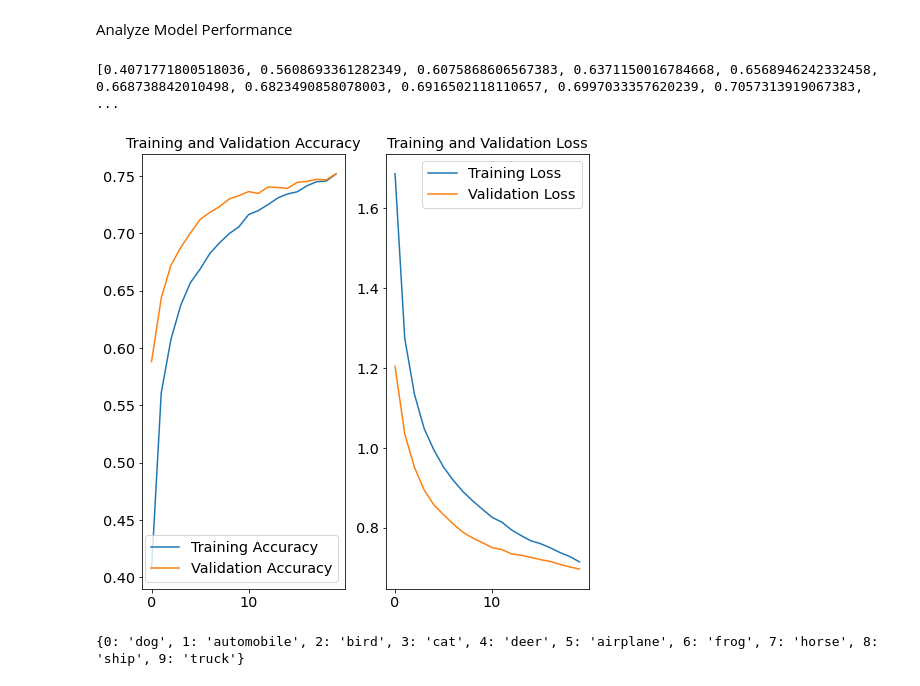
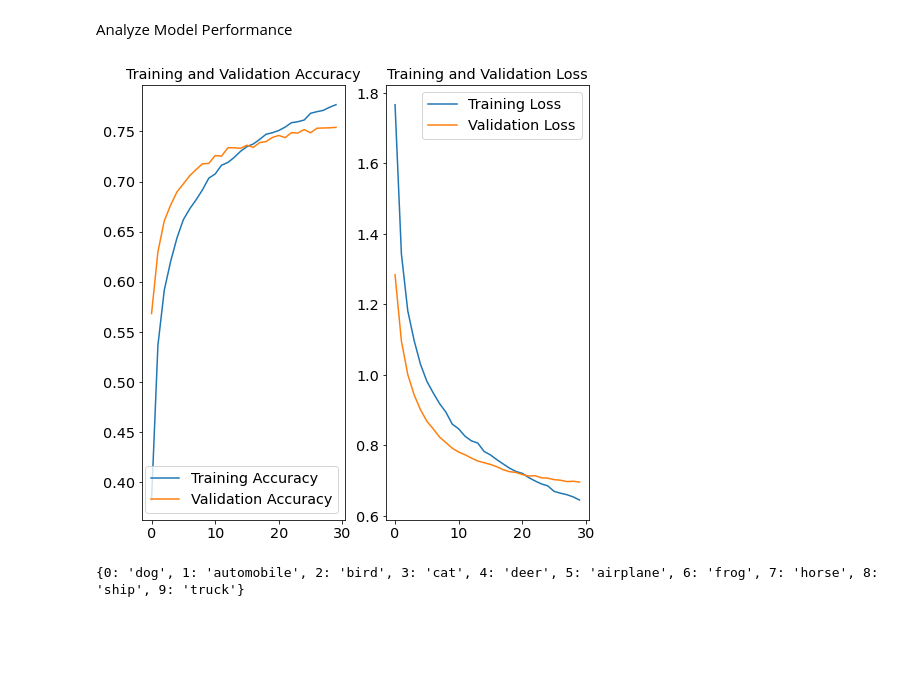
Before and after one commit to vivekknow/Pre-trained_image_classification, a Jupyter notebook: Image_classification_VGG16.ipynb, the cells around one changed output. Drawn from its saved outputs; the diff is of its cells as text; code cells hidden in the pictures; blank space fills up the shorter version.

```diff
--- a/Image_classification_VGG16.ipynb
+++ b/Image_classification_VGG16.ipynb
@@ -50,7 +50,7 @@ import np_utils
 from tensorflow.keras.utils import to_categorical
 # %%
 BATCH_SIZE = 64
-EPOCHS = 20
+EPOCHS = 30
 NUM_CLASSES = 10
 # 1e-4 = 0.0001
 LEARNING_RATE = 1e-4
@@ -209,30 +206,28 @@ Epoch 20/20
 Analyze Model Performance
 # %%
 acc = history.history['accuracy']
-print(acc)
 val_acc = history.history['val_accuracy']
 
 loss = history.history['loss']
 val_loss = history.history['val_loss']
 
-epochs_range = range(20)
+epochs_range = range(30)
 
 plt.figure(figsize=(8, 8))
 plt.subplot(1, 2, 1)
 plt.plot(epochs_range, acc, label='Training Accuracy')
 plt.plot(epochs_range, val_acc, label='Validation Accuracy')
 plt.legend(loc='lower right')
 plt.title('Training and Validation Accuracy')
 
 plt.subplot(1, 2, 2)
 plt.plot(epochs_range, loss, label='Training Loss')
 plt.plot(epochs_range, val_loss, label='Validation Loss')
 plt.legend(loc='upper right')
 plt.title('Training and Validation Loss')
 plt.show()
 # %% [output]
-[0.4071771800518036, 0.5608693361282349, 0.6075868606567383, 0.6371150016784668, 0.6568946242332458, 0.668738842010498, 0.6823490858078003, 0.6916502118110657, 0.6997033357620239, 0.7057313919067383,  ...
-[figure, old version]
+[figure, new version]
 # %%
 predictions = model.predict(X_test/255.)
 # %%
```
Also changed, not shown: parts of 6 cells of this notebook.
